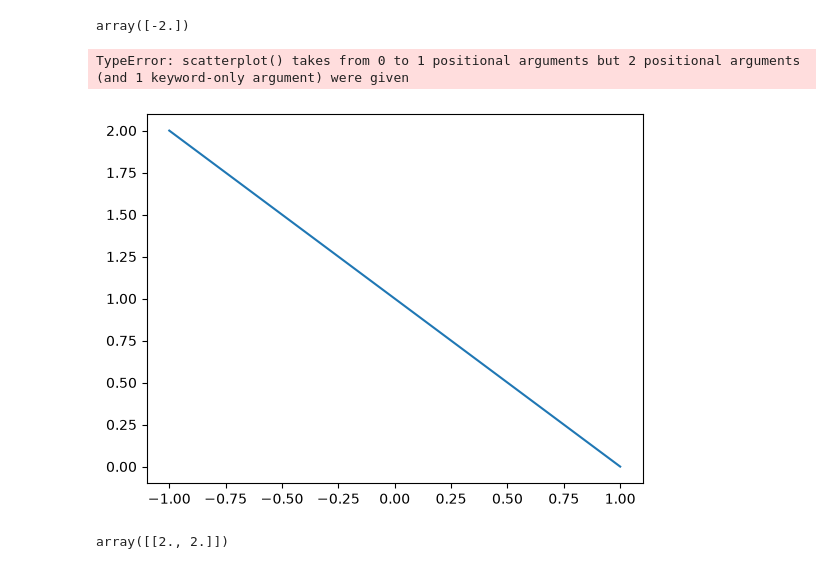
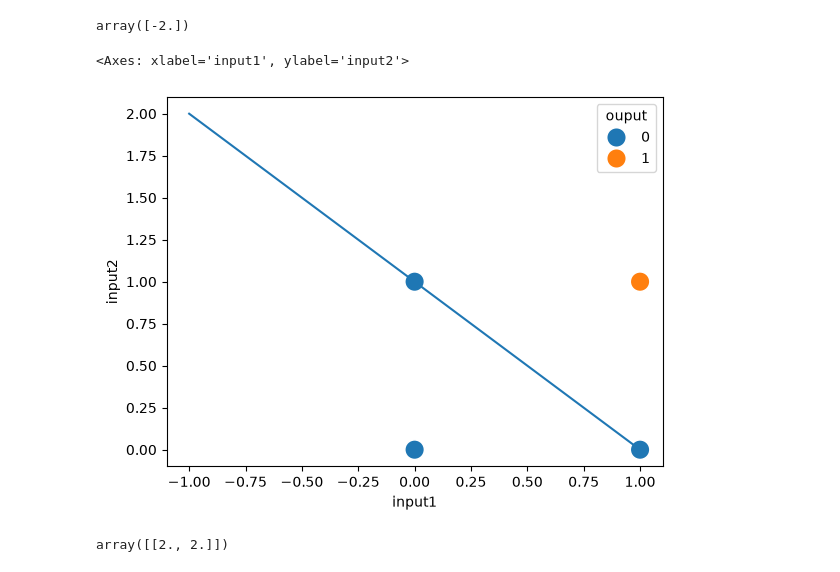
Before and after one commit to DishankAdhikari/100-days-of-deep-learning, a Jupyter notebook: 07/07_Issue_with_perceptron.ipynb, the cells around one changed output. Drawn from its saved outputs; the diff is of its cells as text; code cells hidden in the pictures.

```diff
--- a/07/07_Issue_with_perceptron.ipynb
+++ b/07/07_Issue_with_perceptron.ipynb
@@ -98,10 +98,15 @@ x=np.linspace(-1,1,5)
 y=-x+1
 # %%
 plt.plot(x,y)
-sns.scatterplot(and_data['input1'],and_data['input2'],hue=and_data['ouput'],s=200)
+sns.scatterplot(
+    x=and_data['input1'],
+    y=and_data['input2'],
+    hue=and_data['ouput'],
+    s=200
+)
 # %% [output]
-TypeError: scatterplot() takes from 0 to 1 positional arguments but 2 positional arguments (and 1 keyword-only argument) were given
+<Axes: xlabel='input1', ylabel='input2'>
-[figure, old version]
+[figure, new version]
 # %%
 clf2.coef_
 # %% [output]
```
Also changed, not shown: parts of 2 cells of this notebook.
